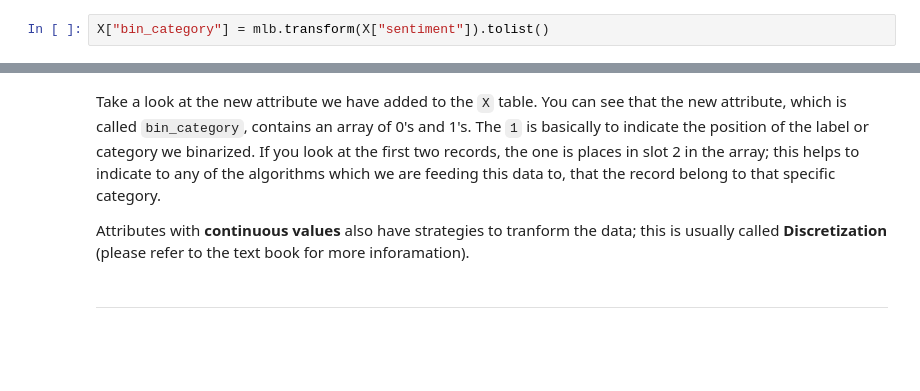
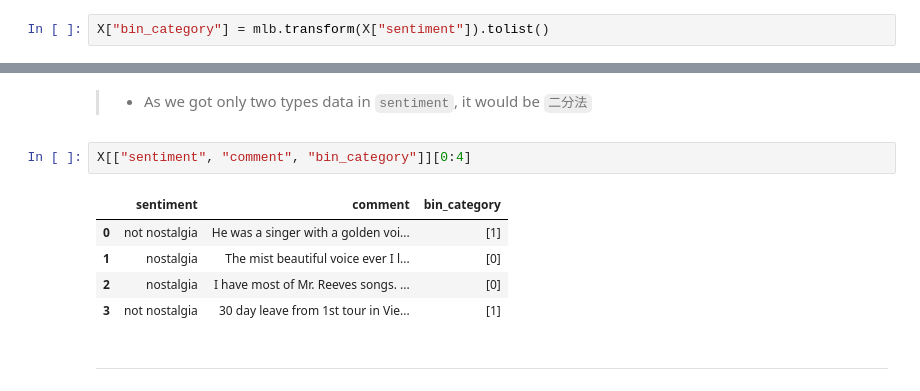
Before and after one commit to didiersalazar/DM2024-Lab1-Master, a Jupyter notebook: DM2024-Lab1-Homework-p2.ipynb, the cells around one changed output, grey strips where cells are left out. Cells and saved outputs as stored; diff of their text form; blank space fills up the shorter version.

```diff
--- a/DM2024-Lab1-Homework-p2.ipynb
+++ b/DM2024-Lab1-Homework-p2.ipynb
@@ -1358,7 +1139,13 @@ X[0:9]
-# %% [markdown]
-Take a look at the new attribute we have added to the `X` table. You can see that the new attribute, which is called `bin_category`, contains an array of 0's and 1's. The `1` is basically to indicate the position of the label or category we binarized. If you look at the first two records, the one is places in slot 2 in the array; this helps to indicate to any of the algorithms which we are feeding this data to, that the record belong to that specific category.
-
-Attributes with **continuous values** also have strategies to tranform the data; this is usually called **Discretization** (please refer to the text book for more inforamation).
+# %% [markdown]
+> - As we got only two types data in `sentiment`, it would be `二分法`
+# %%
+X[["sentiment", "comment", "bin_category"]][0:4]
+# %% [output]
+|  | sentiment | comment | bin_category |
+| 0 | not nostalgia | He was a singer with a golden voi... | [1] |
+| 1 | nostalgia | The mist beautiful voice ever I l... | [0] |
+| 2 | nostalgia | I have most of Mr. Reeves songs. ... | [0] |
+| 3 | not nostalgia | 30 day leave from 1st tour in Vie... | [1] |
 # %% [markdown]
 ---
 # %% [markdown]
```
Also changed, not shown: parts of 103 cells of this notebook, 6 other files.
